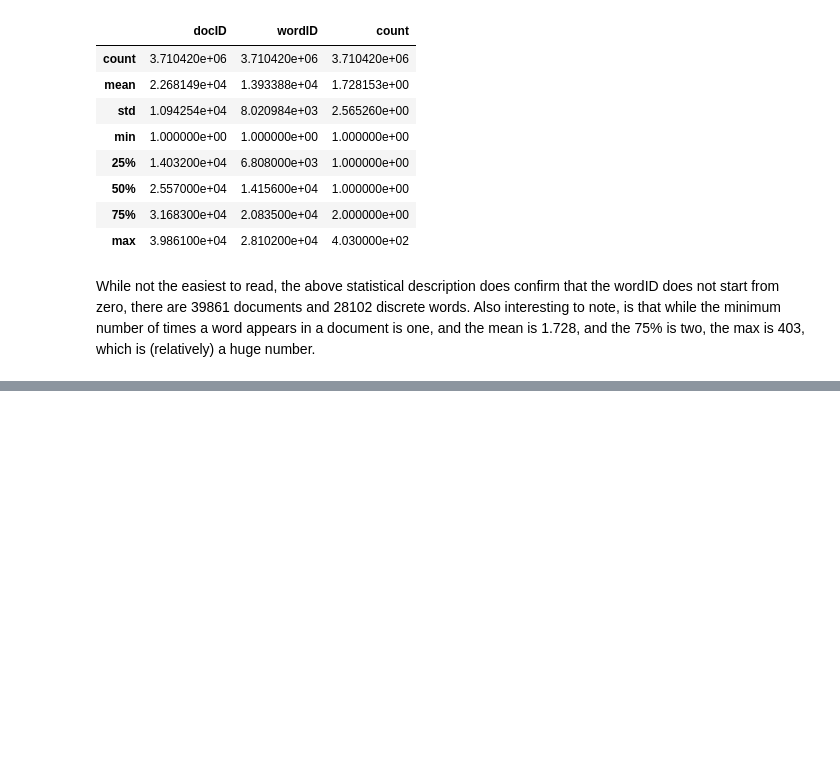
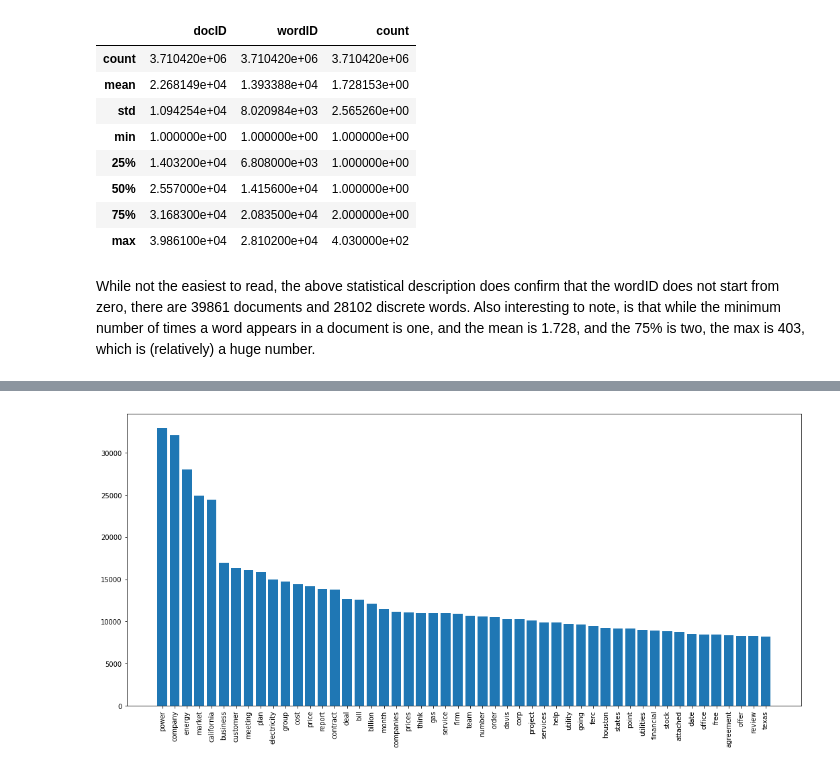
Before and after one commit to chorhatarahuduketuri/Bag-of-words-dataset, a Jupyter notebook: code/Bag of Words EDA.ipynb, the cells around one changed output, grey strips where cells are left out. Saved outputs shown, nothing was run; the diff lists cells and outputs as text; code cells hidden in the pictures; blank space fills up the shorter version.

```diff
--- a/code/Bag of Words EDA.ipynb
+++ b/code/Bag of Words EDA.ipynb
@@ -121,0 +128,15 @@ Of limited use, this at least confirms that there are 28102 discrete words (show
+# %%
+sorted_counts = docword_data[['wordID', 'count']].groupby('wordID').sum().sort_values('count', ascending=False)
+high_word_counts =  sorted_counts[0:50]
+
+f = lambda x: x-1
+high_word_indexes = high_word_counts.index.tolist()
+high_word_indexes[:] = [x - 1 for x in high_word_indexes]
+most_common_words = vocab_data.iloc[high_word_indexes]['word'].values.tolist()
+most_common_word_counts = high_word_counts.iloc[0:50,:]['count'].values.tolist()
+
+fig_1, ax_1 = plt.subplots(figsize=(18,8))
+ax_1.bar(most_common_words, most_common_word_counts)
+plt.xticks(rotation='vertical');
+# %% [output]
+[figure, added]
```
Also changed, not shown: parts of 8 cells of this notebook.
